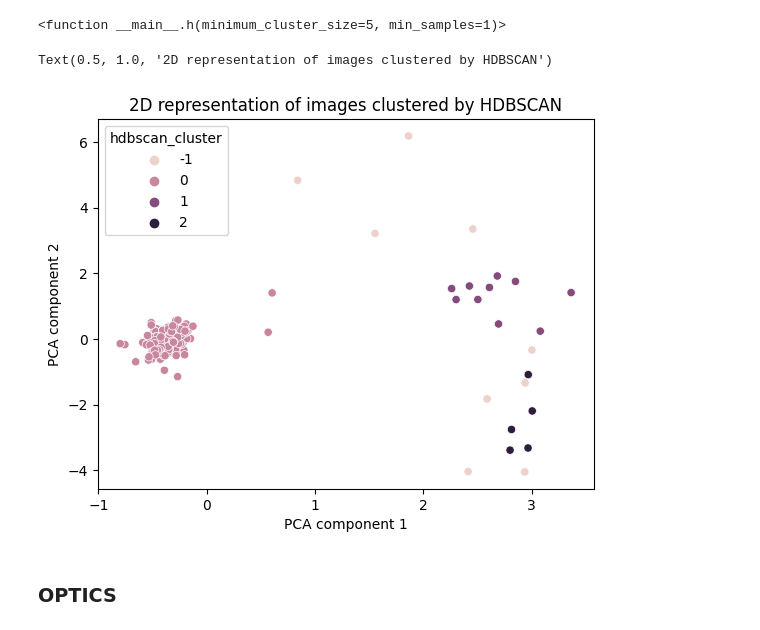
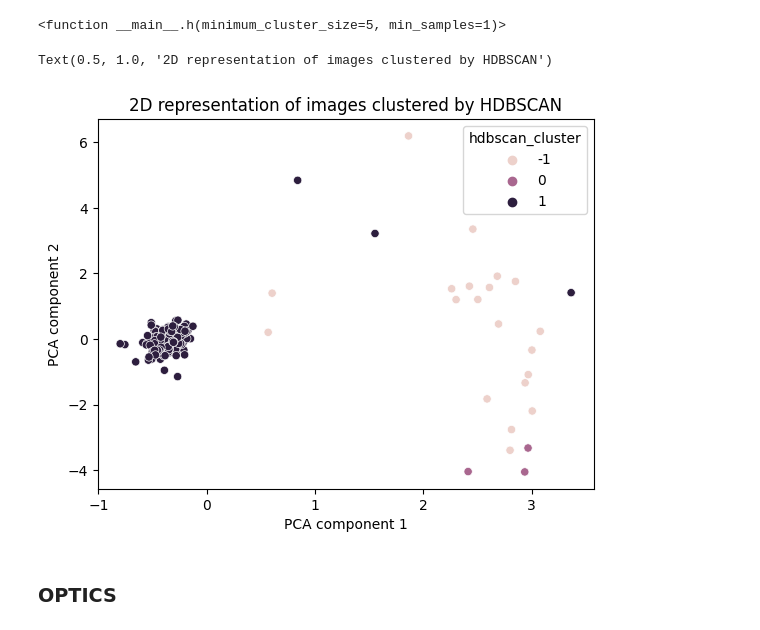
Before and after one commit to KlaraGtknst/topic-analysis-text-data, a Jupyter notebook: image_clustering.ipynb, the cells around one changed output. Cells and saved outputs as stored; diff of their text form; code cells hidden in the pictures.

```diff
--- a/image_clustering.ipynb
+++ b/image_clustering.ipynb
@@ -9,8 +9,8 @@ import hdbscan
 import seaborn as sns
 import matplotlib.pyplot as plt
 # %%
-pca_2d_df = pd.read_json('pca_2d_df.json')
+pca_13d_df = pd.read_json('pca_13d_df.json')
 NUM_CLUSTERS = 4
-pca_2d_df
+pca_13d_df
 # %% [output]
 |  | pca_weights |
@@ -43,6 +43,6 @@ interact(k, n=(2, 10))
 interactive(children=(IntSlider(value=2, description='n', max=10, min=2), Output()), _dom_classes=('widget-int…
 <function __main__.k(n=2)>
 # %%
-kmeans = KMeans(n_clusters=NUM_CLUSTERS, random_state=0, n_init="auto").fit(pca_2d_df['pca_weights'].to_list())
-pca_2d_df['kmeans_cluster'] = kmeans.labels_
+kmeans = KMeans(n_clusters=NUM_CLUSTERS, random_state=0, n_init="auto").fit(pca_13d_df['pca_weights'].to_list())
+pca_13d_df['kmeans_cluster'] = kmeans.labels_
 # %%
@@ -72,6 +72,6 @@ interactive(children=(FloatSlider(value=0.5, description='eps', max=3.0, min=0.5
 # %%
 # eps = max. dist ton still be considered neighbour
 # min_samples = min. number of neighbours to be considered a core point
-DBSCAN_clustering = DBSCAN(eps=0.5, min_samples=2).fit(pca_2d_df['pca_weights'].to_list())
-pca_2d_df['DBSCAN_cluster'] = DBSCAN_clustering.labels_
+DBSCAN_clustering = DBSCAN(eps=1.5, min_samples=2).fit(pca_13d_df['pca_weights'].to_list())
+pca_13d_df['DBSCAN_cluster'] = DBSCAN_clustering.labels_
 # %%
@@ -106,17 +106,17 @@ interactive(children=(IntSlider(value=5, description='minimum_cluster_size', max
 # %%
 hdbscan_clusterer = hdbscan.HDBSCAN(algorithm='best', alpha=1.0, approx_min_span_tree=True,
     gen_min_span_tree=False, leaf_size=40,
-    metric='euclidean', min_cluster_size=5, min_samples=None, p=None)
-hdbscan_clusterer.fit(pca_2d_df['pca_weights'].to_list())
-pca_2d_df['hdbscan_cluster'] = hdbscan_clusterer.labels_
+    metric='euclidean', min_cluster_size=3, min_samples=2, p=None)
+hdbscan_clusterer.fit(pca_13d_df['pca_weights'].to_list())
+pca_13d_df['hdbscan_cluster'] = hdbscan_clusterer.labels_
 # %%
-sns.scatterplot(x=pca_2d_df['pca_weights'].apply(lambda x: x[0]), y=pca_2d_df['pca_weights'].apply(lambda x: x[1]), hue=pca_2d_df['hdbscan_cluster'])
+sns.scatterplot(x=pca_13d_df['pca_weights'].apply(lambda x: x[0]), y=pca_13d_df['pca_weights'].apply(lambda x: x[1]), hue=pca_13d_df['hdbscan_cluster'])
 plt.xlabel('PCA component 1')
 plt.ylabel('PCA component 2')
 plt.title('2D representation of images clustered by HDBSCAN')
 # %% [output]
 Text(0.5, 1.0, '2D representation of images clustered by HDBSCAN')
-[figure, old version]
+[figure, new version]
 # %% [markdown]
 ### OPTICS
 # %%
```
Also changed, not shown: parts of 21 cells of this notebook, 1 other file.
